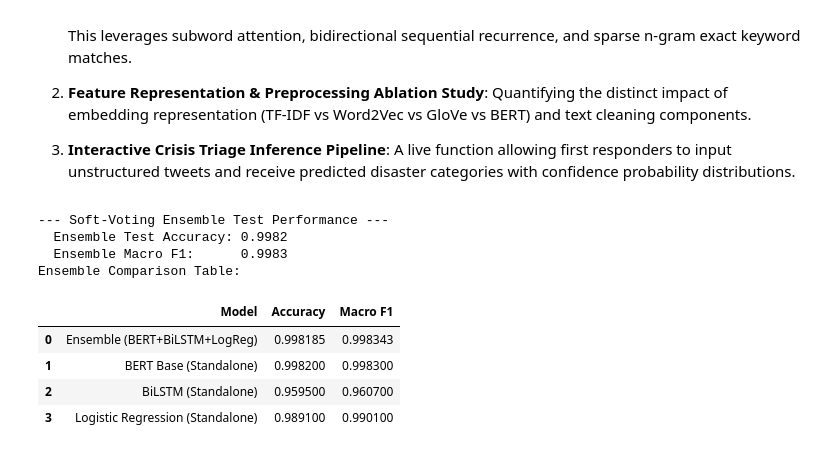
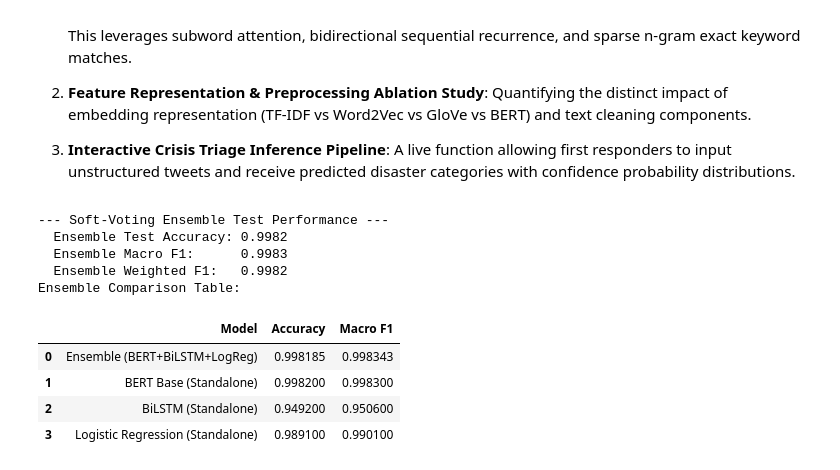
Before and after one commit to xer0Xavishek/disaster-nlp-classification, a Jupyter notebook: disaster_nlp_classification.ipynb, the cells around one changed output. Cells and saved outputs as stored; diff of their text form; code cells hidden in the pictures.

```diff
--- a/disaster_nlp_classification.ipynb
+++ b/disaster_nlp_classification.ipynb
@@ -1109,9 +1166,6 @@ Each optimal model is subsequently evaluated on the held-out **Test Set (1,653 u
 4. Normalized Confusion Matrix Heatmaps
 5. Complete Per-Class Classification Reports
 # %%
-import pandas as pd
-from torch.utils.data import DataLoader
-
 # Select Optimal Configuration per Model Family and Benchmark on Test Set
 all_families = [
     'Logistic Regression',
@@ -1164,18 +1218,18 @@ for fam in all_families:
 
     metrics = compute_metrics(y_test, test_pred)
 
-    # Removed Weighted F1 to match user instructions
     test_benchmark_records.append({
         'Model': fam,
         'Best Configuration': best_key.split('(')[-1].replace(')', ''),
         'Test Accuracy': round(metrics['accuracy'], 4),
         'Macro Precision': round(metrics['macro_precision'], 4),
         'Macro Recall': round(metrics['macro_recall'], 4),
-        'Macro F1-Score': round(metrics['macro_f1'], 4)
+        'Macro F1': round(metrics['macro_f1'], 4),
+        'Weighted F1': round(metrics['weighted_f1'], 4)
     })
 
 # Render Benchmark Table
-benchmark_table = pd.DataFrame(test_benchmark_records).sort_values(by='Macro F1-Score', ascending=False)
+benchmark_table = pd.DataFrame(test_benchmark_records).sort_values(by='Macro F1', ascending=False)
 print("\nFinal Test Set Benchmark Comparison Table:")
 display(benchmark_table)
 # %% [output]
@@ -1311,33 +1451,35 @@ To exceed baseline expectations and maximize practical operational utility, we i
 # %%
 # Bonus 1: Weighted Soft-Voting Ensemble Model
 ens_probs = (
     0.50 * test_probs_dict['BERT Base'] +
     0.30 * test_probs_dict['Bidirectional LSTM'] +
     0.20 * test_probs_dict['Logistic Regression']
 )
 ens_pred = np.argmax(ens_probs, axis=1)
 ens_metrics = compute_metrics(y_test, ens_pred)
 
 print("--- Soft-Voting Ensemble Test Performance ---")
 print(f"  Ensemble Test Accuracy: {ens_metrics['accuracy']:.4f}")
 print(f"  Ensemble Macro F1:      {ens_metrics['macro_f1']:.4f}")
+print(f"  Ensemble Weighted F1:   {ens_metrics['weighted_f1']:.4f}")
 
-# Compare Ensemble vs Standalone Models (Weighted F1 removed)
+# Compare Ensemble vs Standalone Models
 comp_summary = pd.DataFrame([
     {'Model': 'Ensemble (BERT+BiLSTM+LogReg)', 'Accuracy': ens_metrics['accuracy'], 'Macro F1': ens_metrics['macro_f1']},
-    {'Model': 'BERT Base (Standalone)', 'Accuracy': benchmark_table[benchmark_table['Model']=='BERT Base']['Test Accuracy'].values[0], 'Macro F1': benchmark_table[benchmark_table['Model']=='BERT Base']['Macro F1-Score'].values[0]},
-    {'Model': 'BiLSTM (Standalone)', 'Accuracy': benchmark_table[benchmark_table['Model']=='Bidirectional LSTM']['Test Accuracy'].values[0], 'Macro F1': benchmark_table[benchmark_table['Model']=='Bidirectional LSTM']['Macro F1-Score'].values[0]},
-    {'Model': 'Logistic Regression (Standalone)', 'Accuracy': benchmark_table[benchmark_table['Model']=='Logistic Regression']['Test Accuracy'].values[0], 'Macro F1': benchmark_table[benchmark_table['Model']=='Logistic Regression']['Macro F1-Score'].values[0]}
+    {'Model': 'BERT Base (Standalone)', 'Accuracy': benchmark_table[benchmark_table['Model']=='BERT Base']['Test Accuracy'].values[0], 'Macro F1': benchmark_table[benchmark_table['Model']=='BERT Base']['Macro F1'].values[0]},
+    {'Model': 'BiLSTM (Standalone)', 'Accuracy': benchmark_table[benchmark_table['Model']=='Bidirectional LSTM']['Test Accuracy'].values[0], 'Macro F1': benchmark_table[benchmark_table['Model']=='Bidirectional LSTM']['Macro F1'].values[0]},
+    {'Model': 'Logistic Regression (Standalone)', 'Accuracy': benchmark_table[benchmark_table['Model']=='Logistic Regression']['Test Accuracy'].values[0], 'Macro F1': benchmark_table[benchmark_table['Model']=='Logistic Regression']['Macro F1'].values[0]}
 ])
 print("Ensemble Comparison Table:")
 display(comp_summary)
 # %% [output]
 --- Soft-Voting Ensemble Test Performance ---
   Ensemble Test Accuracy: 0.9982
   Ensemble Macro F1:      0.9983
+  Ensemble Weighted F1:   0.9982
 Ensemble Comparison Table:
 |  | Model | Accuracy | Macro F1 |
 | 0 | Ensemble (BERT+BiLSTM+LogReg) | 0.998185 | 0.998343 |
 | 1 | BERT Base (Standalone) | 0.998200 | 0.998300 |
-| 2 | BiLSTM (Standalone) | 0.959500 | 0.960700 |
+| 2 | BiLSTM (Standalone) | 0.949200 | 0.950600 |
 | 3 | Logistic Regression (Standalone) | 0.989100 | 0.990100 |
```
Also changed, not shown: parts of 27 cells of this notebook.
